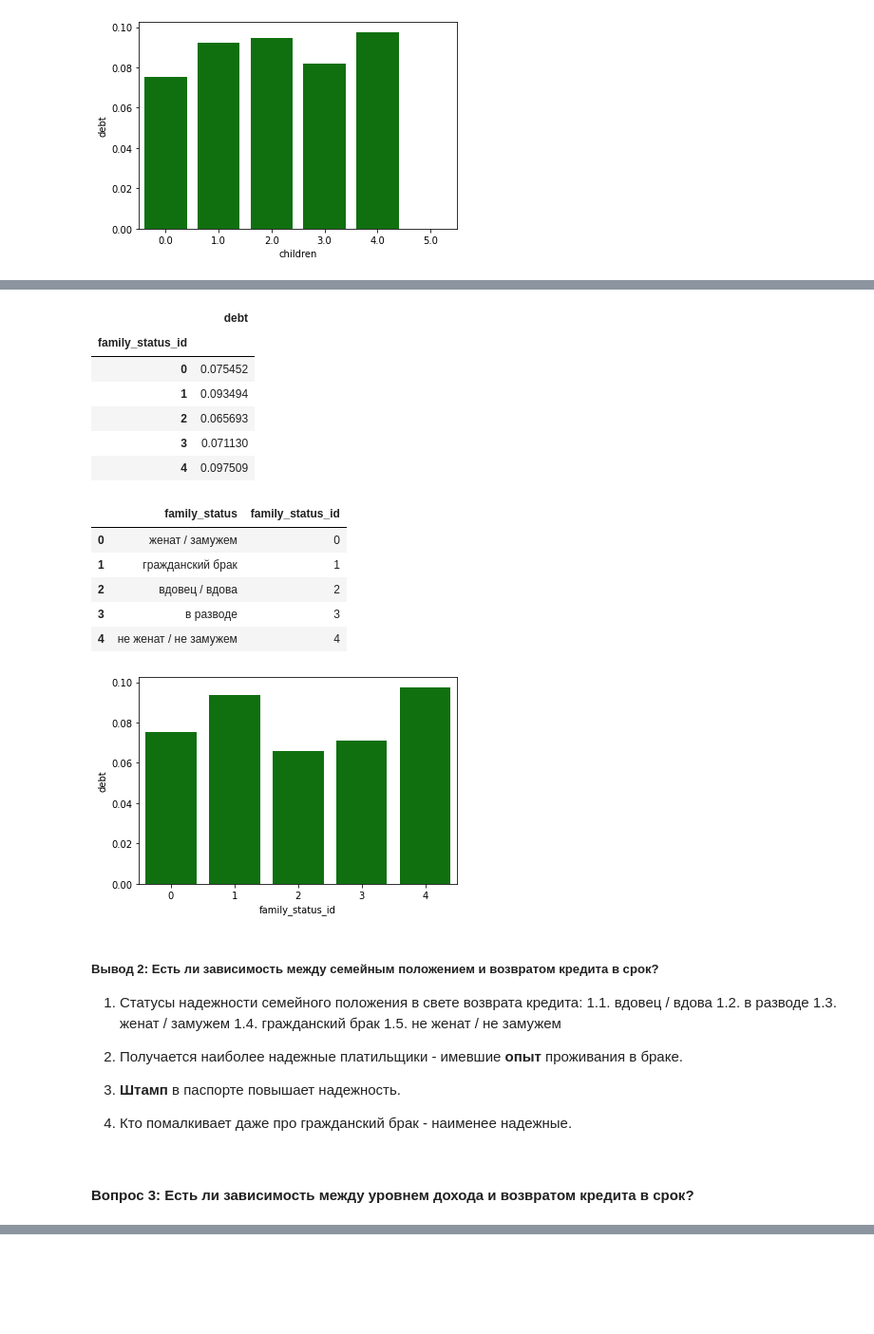
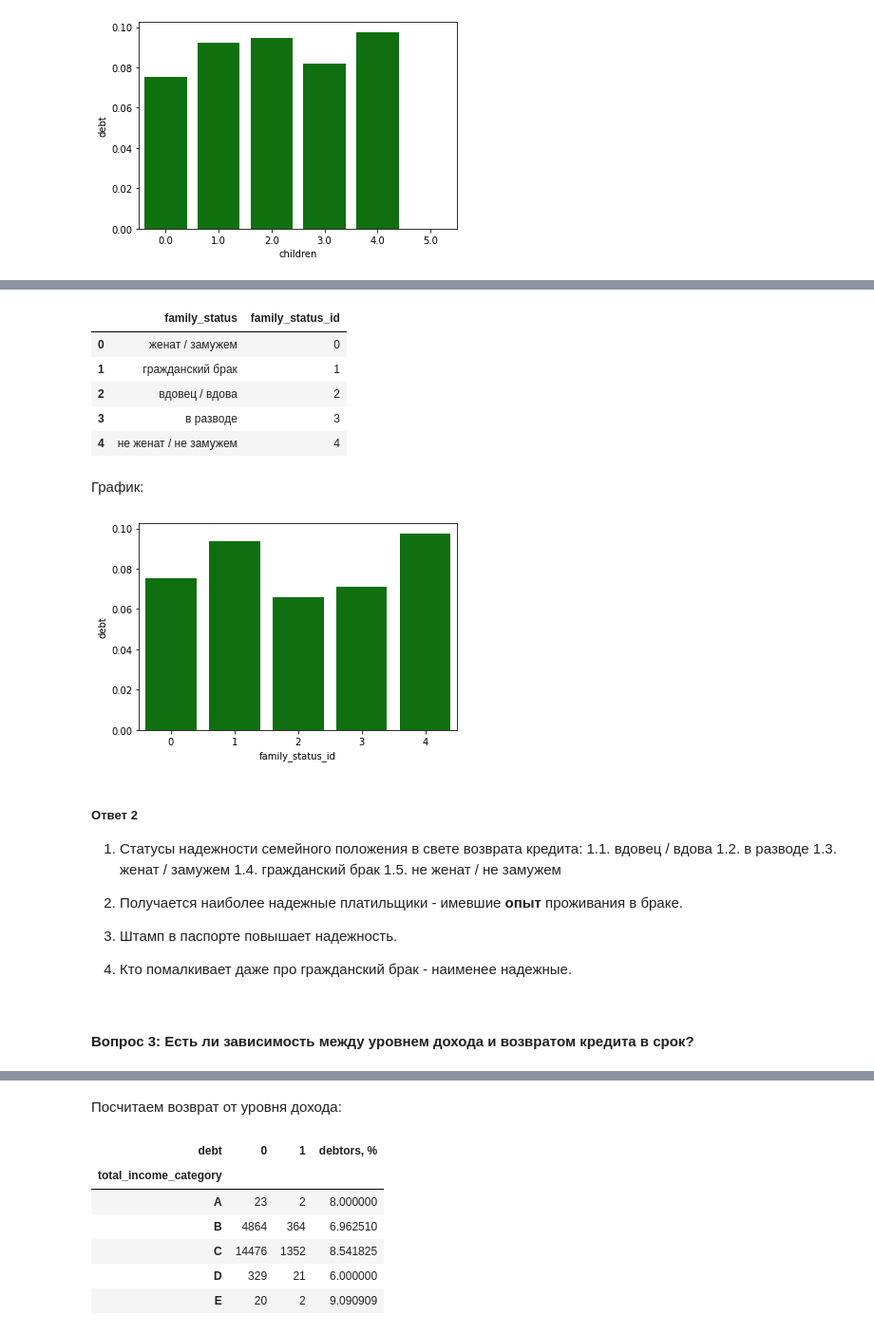
Before and after one commit to NistratovR/yap, a Jupyter notebook: 02_Исследование_надёжности_заёмщиков/2_Исследование_надёжности_заёмщиков.ipynb, the cells around one changed output, grey strips where cells are left out. Shown: that part at 95% size. Cells and saved outputs as stored; diff of their text form; code cells hidden in the pictures; blank space fills up the shorter version.

```diff
--- a/02_Исследование_надёжности_заёмщиков/2_Исследование_надёжности_заёмщиков.ipynb
+++ b/02_Исследование_надёжности_заёмщиков/2_Исследование_надёжности_заёмщиков.ipynb
@@ -799,29 +915,23 @@ Name: debt, dtype: int64
+# %%
+display(my_df_fam)
+# %% [output]
+|  | family_status | family_status_id |
+| 0 | женат / замужем | 0 |
+| 1 | гражданский брак | 1 |
+| 2 | вдовец / вдова | 2 |
+| 3 | в разводе | 3 |
+| 4 | не женат / не замужем | 4 |
+# %% [markdown]
+График:
 # %%
-# Посчитаем возврат от семейного положения
-df_pivot_fam_st_id = pd.pivot_table(df, index=['family_status_id'], values=['debt'])
-display(df_pivot_fam_st_id)
-
-# Что означают непонятные family_status_id?
-display(my_df_fam)
-
-plt.show(sns.barplot(x=df['family_status_id'], y=df['debt'], ci=None, color='green'))
+plt.show(sns.barplot(x=df['family_status_id'],
+                     y=df['debt'],
+                     ci=None,
+                     color='green'))
 # %% [output]
-|  | debt |
-| family_status_id |  |
-| 0 | 0.075452 |
-| 1 | 0.093494 |
-| 2 | 0.065693 |
-| 3 | 0.071130 |
-| 4 | 0.097509 |
-|  | family_status | family_status_id |
-| 0 | женат / замужем | 0 |
-| 1 | гражданский брак | 1 |
-| 2 | вдовец / вдова | 2 |
-| 3 | в разводе | 3 |
-| 4 | не женат / не замужем | 4 |
 [figure]
 # %% [markdown]
-##### Вывод 2: Есть ли зависимость между семейным положением и возвратом кредита в срок? <a class="anchor" id="Вывод_2"></a>
+##### Ответ 2
 1. Статусы надежности семейного положения в свете возврата кредита:
 		1.1. вдовец / вдова
 		1.2. в разводе
@@ -830,12 +940,10 @@ plt.show(sns.barplot(x=df['family_status_id'], y=df['debt'], ci=None, color='gre
 		1.5. не женат / не замужем
 2. Получается наиболее надежные платильщики - имевшие **опыт** проживания в браке.
 
-
-3. **Штамп** в паспорте повышает надежность.
-
+3. Штамп в паспорте повышает надежность.
 
 4. Кто помалкивает даже про гражданский брак - наименее надежные.
 # %% [markdown]
-#### Вопрос 3: Есть ли зависимость между уровнем дохода и возвратом кредита в срок?<a class="anchor" id="Вопрос_3"></a>
+#### Вопрос 3: Есть ли зависимость между уровнем дохода и возвратом кредита в срок?
 # %%
 print(df.groupby('total_income_category')['total_income_category'].count())
@@ -852,3 +962,21 @@ debt
 0    19712
 1     1741
 Name: debt, dtype: int64
+# %% [markdown]
+Посчитаем возврат от уровня дохода:
+# %%
+df_pivot_tot_ince_cat = df.pivot_table(index='total_income_category',
+                                       columns='debt',
+                                       values='gender',
+                                       aggfunc='count').sort_values(by='total_income_category',
+                                                                    ascending = True)
+df_pivot_tot_ince_cat['debtors, %'] = df_pivot_tot_ince_cat[1] / (df_pivot_tot_ince_cat[0] + df_pivot_tot_ince_cat[1]) * 100
+df_pivot_tot_ince_cat
+# %% [output]
+| debt | 0 | 1 | debtors, % |
+| total_income_category |  |  |  |
+| A | 23 | 2 | 8.000000 |
+| B | 4864 | 364 | 6.962510 |
+| C | 14476 | 1352 | 8.541825 |
+| D | 329 | 21 | 6.000000 |
+| E | 20 | 2 | 9.090909 |
```
Also changed, not shown: parts of 140 cells of this notebook.
